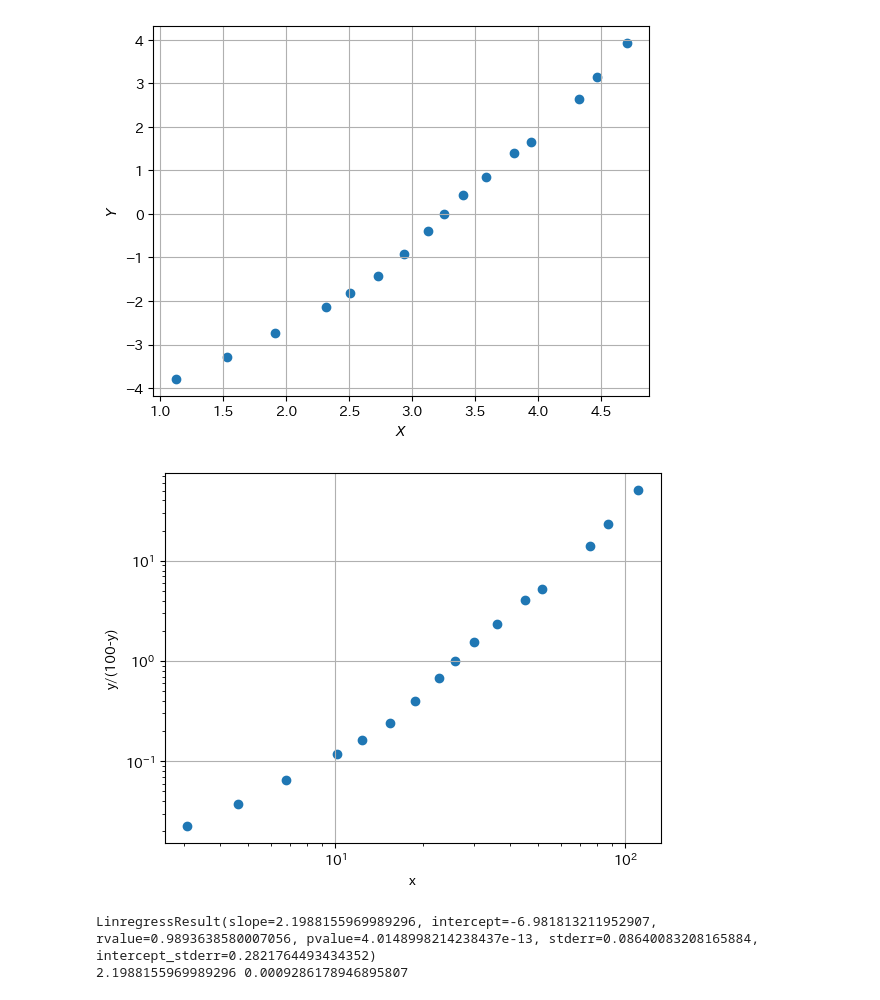
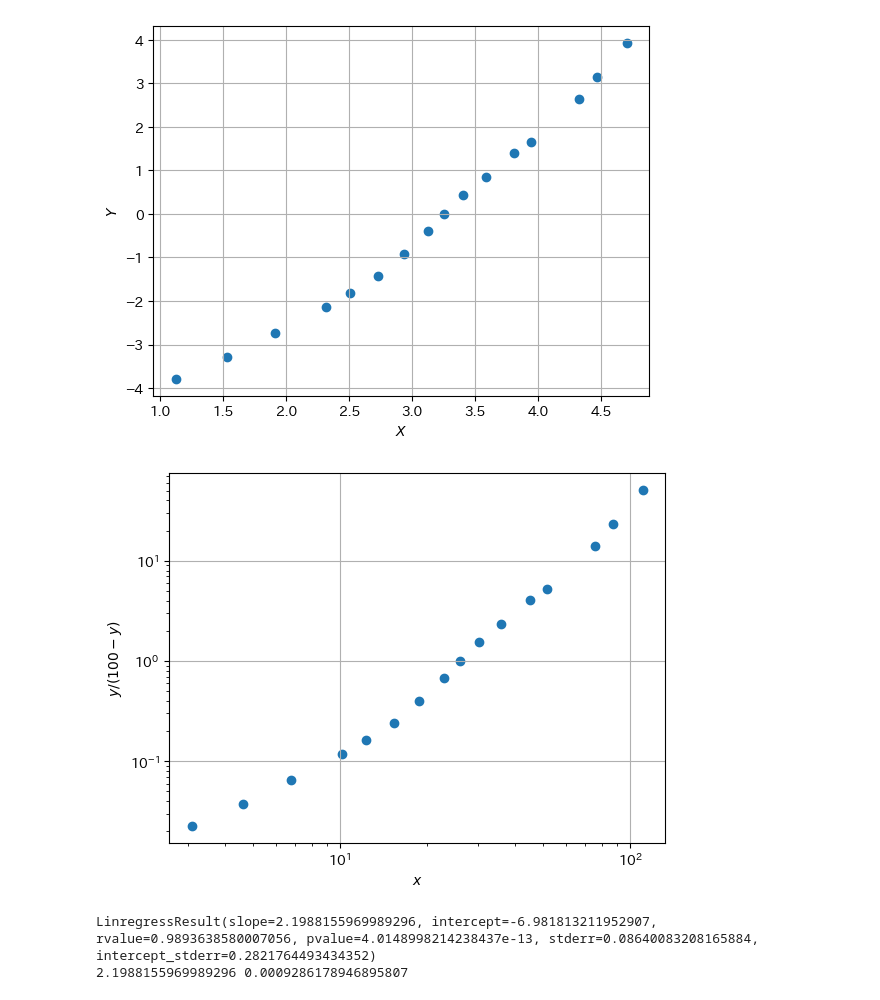
Before and after one commit to kyorin-phys/joho, a Jupyter notebook: p4.ipynb, the cells around one changed output. Cells and saved outputs as stored; diff of their text form; code cells hidden in the pictures.

```diff
--- a/p4.ipynb
+++ b/p4.ipynb
@@ -54,18 +55,18 @@ plt.show()
 # %% [output]
 [figure]
 # %%
-# 変数変換で対数を取らずに両対数グラフにしても同じ形であるが、線形回帰したいので対数を取る
+# 変数変換で対数を取らずに両対数グラフにしても同じ形であるが、線形回帰でパラメータを求めるときは対数を取る
 X1 = x
 Y1 = y/(100-y)
 plt.scatter(X1, Y1)
 plt.xscale('log')
 plt.yscale('log')
-plt.xlabel('x')
-plt.ylabel('y/(100-y)')
+plt.xlabel('$x$')
+plt.ylabel('$y/(100-y)$')
 plt.grid()
 plt.show()
 # %% [output]
-[figure, old version]
+[figure, new version]
 # %%
 lr = linregress(X, Y)
 print(lr)
```
Also changed, not shown: parts of 3 cells of this notebook.
